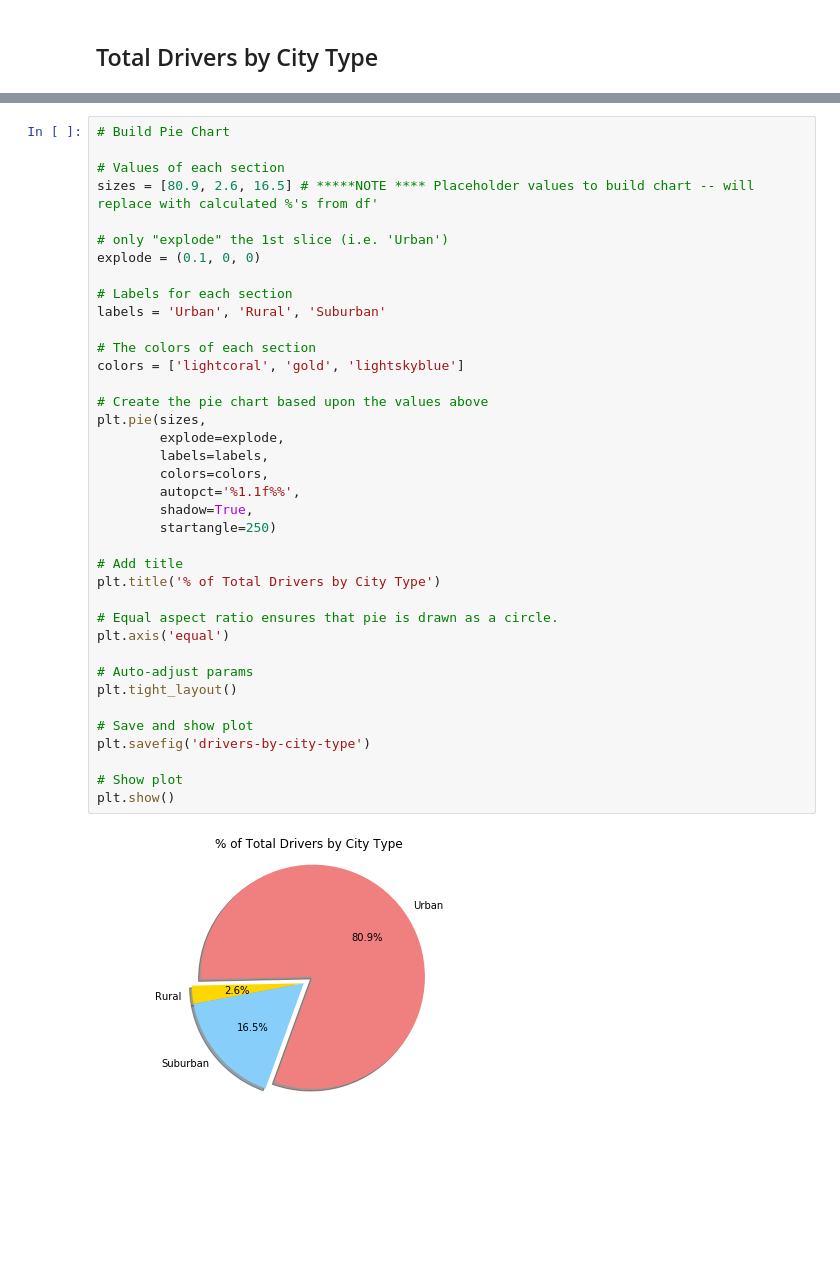
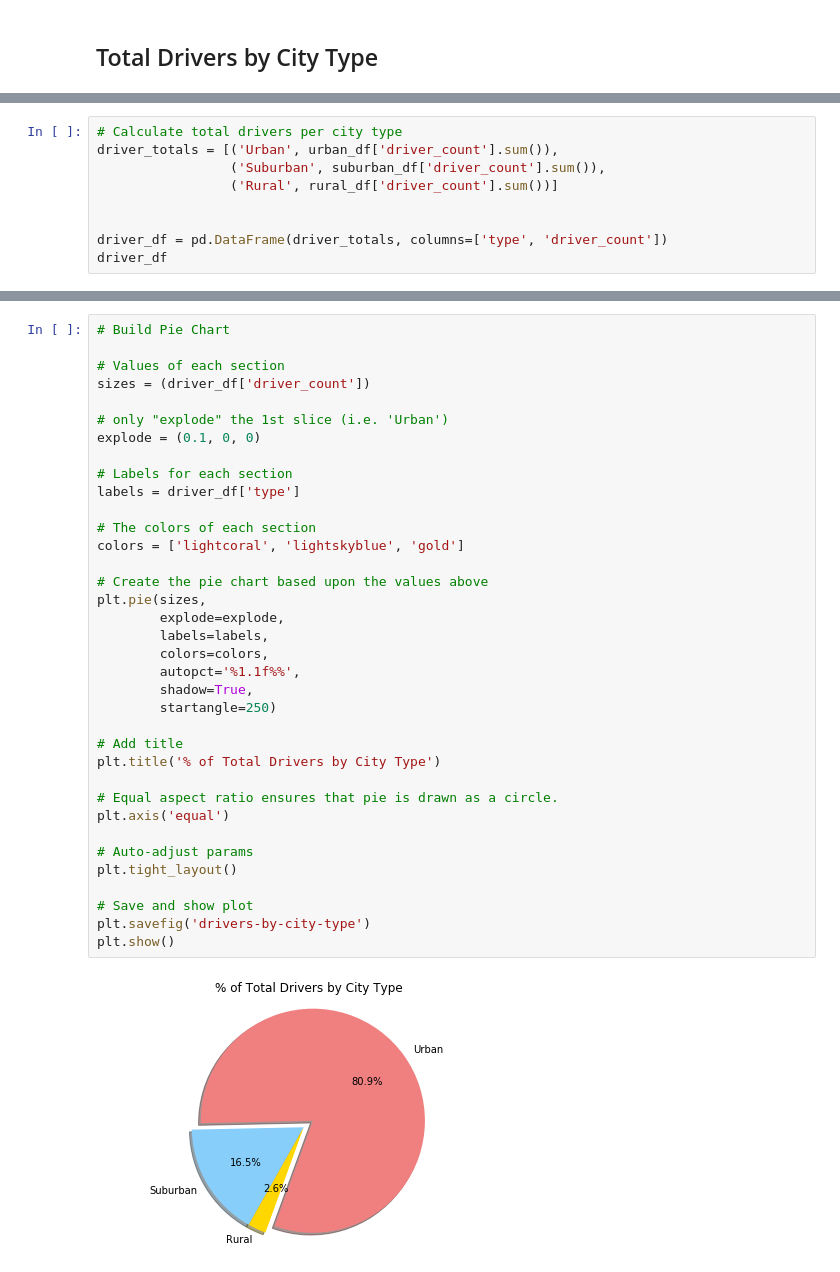
Before and after one commit to bbobba/matplotlib-challenge, a Jupyter notebook: pyber-ride-sharing-analysis.ipynb, the cells around one changed output, grey strips where cells are left out. Cells and saved outputs as stored; diff of their text form; blank space fills up the shorter version.

```diff
--- a/pyber-ride-sharing-analysis.ipynb
+++ b/pyber-ride-sharing-analysis.ipynb
@@ -234,0 +234,9 @@ plt.show()
+# %%
+# Calculate total drivers per city type
+driver_totals = [('Urban', urban_df['driver_count'].sum()),
+                 ('Suburban', suburban_df['driver_count'].sum()),
+                 ('Rural', rural_df['driver_count'].sum())]
+
+
+driver_df = pd.DataFrame(driver_totals, columns=['type', 'driver_count'])
+driver_df
@@ -236,39 +249,37 @@ plt.show()
 # Build Pie Chart
 
 # Values of each section
-sizes = [80.9, 2.6, 16.5] # *****NOTE **** Placeholder values to build chart -- will replace with calculated %'s from df'
+sizes = (driver_df['driver_count'])
 
 # only "explode" the 1st slice (i.e. 'Urban')
 explode = (0.1, 0, 0)
 
 # Labels for each section
-labels = 'Urban', 'Rural', 'Suburban'
+labels = driver_df['type']
 
 # The colors of each section
-colors = ['lightcoral', 'gold', 'lightskyblue']
+colors = ['lightcoral', 'lightskyblue', 'gold']
 
 # Create the pie chart based upon the values above
 plt.pie(sizes,
         explode=explode,
         labels=labels,
         colors=colors,
         autopct='%1.1f%%',
         shadow=True,
         startangle=250)
 
 # Add title
 plt.title('% of Total Drivers by City Type')
 
 # Equal aspect ratio ensures that pie is drawn as a circle.
 plt.axis('equal')
 
 # Auto-adjust params
 plt.tight_layout()
 
 # Save and show plot
 plt.savefig('drivers-by-city-type')
-
-# Show plot
 plt.show()
 # %% [output]
-[figure, old version]
+[figure, new version]
```
Also changed, not shown: parts of 10 cells of this notebook, 2 other files.
